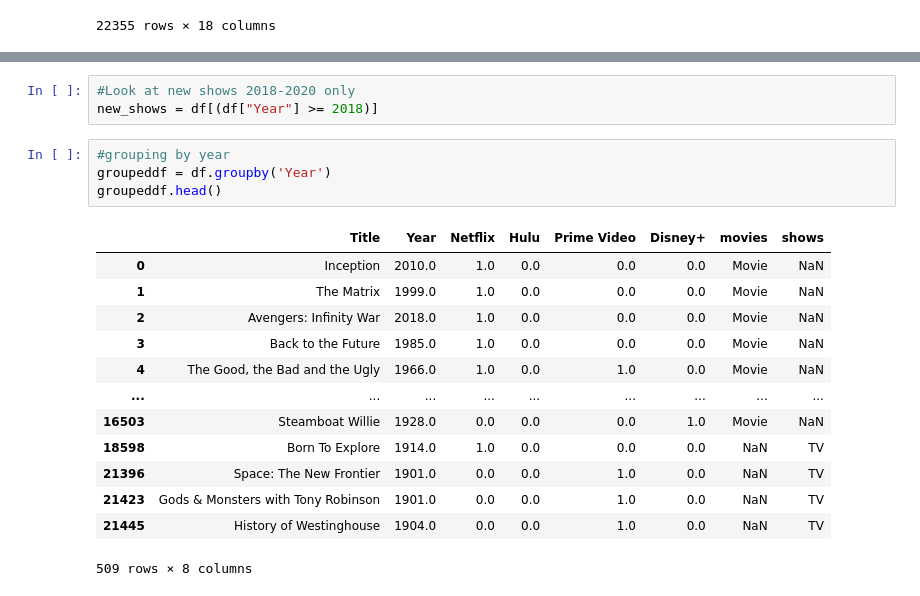
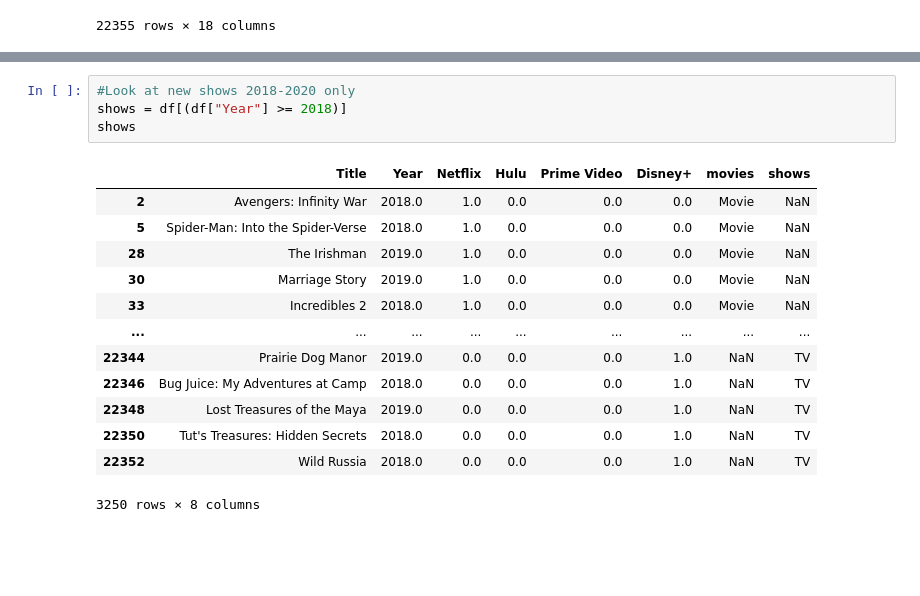
Before and after one commit to jtslater2/old_fashioned, a Jupyter notebook: Scripts/New Shows.ipynb, the cells around one changed output, grey strips where cells are left out. Saved outputs shown, nothing was run; the diff lists cells and outputs as text; blank space fills up the shorter version.

```diff
--- a/Scripts/New Shows.ipynb
+++ b/Scripts/New Shows.ipynb
@@ -57,21 +53,18 @@ df
 # %%
 #Look at new shows 2018-2020 only
-new_shows = df[(df["Year"] >= 2018)]
+shows = df[(df["Year"] >= 2018)]
+shows
+# %% [output]
+|  | Title | Year | Netflix | Hulu | Prime Video | Disney+ | movies | shows |
+| 2 | Avengers: Infinity War | 2018.0 | 1.0 | 0.0 | 0.0 | 0.0 | Movie | NaN |
+| 5 | Spider-Man: Into the Spider-Verse | 2018.0 | 1.0 | 0.0 | 0.0 | 0.0 | Movie | NaN |
+| 28 | The Irishman | 2019.0 | 1.0 | 0.0 | 0.0 | 0.0 | Movie | NaN |
+| 30 | Marriage Story | 2019.0 | 1.0 | 0.0 | 0.0 | 0.0 | Movie | NaN |
+| 33 | Incredibles 2 | 2018.0 | 1.0 | 0.0 | 0.0 | 0.0 | Movie | NaN |
+| ... | ... | ... | ... | ... | ... | ... | ... | ... |
+| 22344 | Prairie Dog Manor | 2019.0 | 0.0 | 0.0 | 0.0 | 1.0 | NaN | TV |
+| 22346 | Bug Juice: My Adventures at Camp | 2018.0 | 0.0 | 0.0 | 0.0 | 1.0 | NaN | TV |
+| 22348 | Lost Treasures of the Maya | 2019.0 | 0.0 | 0.0 | 0.0 | 1.0 | NaN | TV |
+| 22350 | Tut's Treasures: Hidden Secrets | 2018.0 | 0.0 | 0.0 | 0.0 | 1.0 | NaN | TV |
+| 22352 | Wild Russia | 2018.0 | 0.0 | 0.0 | 0.0 | 1.0 | NaN | TV |
+3250 rows × 8 columns
-# %%
-#grouping by year
-groupeddf = df.groupby('Year')
-groupeddf.head()
-# %% [output]
-|  | Title | Year | Netflix | Hulu | Prime Video | Disney+ | movies | shows |
-| 0 | Inception | 2010.0 | 1.0 | 0.0 | 0.0 | 0.0 | Movie | NaN |
-| 1 | The Matrix | 1999.0 | 1.0 | 0.0 | 0.0 | 0.0 | Movie | NaN |
-| 2 | Avengers: Infinity War | 2018.0 | 1.0 | 0.0 | 0.0 | 0.0 | Movie | NaN |
-| 3 | Back to the Future | 1985.0 | 1.0 | 0.0 | 0.0 | 0.0 | Movie | NaN |
-| 4 | The Good, the Bad and the Ugly | 1966.0 | 1.0 | 0.0 | 1.0 | 0.0 | Movie | NaN |
-| ... | ... | ... | ... | ... | ... | ... | ... | ... |
-| 16503 | Steamboat Willie | 1928.0 | 0.0 | 0.0 | 0.0 | 1.0 | Movie | NaN |
-| 18598 | Born To Explore | 1914.0 | 1.0 | 0.0 | 0.0 | 0.0 | NaN | TV |
-| 21396 | Space: The New Frontier | 1901.0 | 0.0 | 0.0 | 1.0 | 0.0 | NaN | TV |
-| 21423 | Gods & Monsters with Tony Robinson | 1901.0 | 0.0 | 0.0 | 1.0 | 0.0 | NaN | TV |
-| 21445 | History of Westinghouse | 1904.0 | 0.0 | 0.0 | 1.0 | 0.0 | NaN | TV |
-509 rows × 8 columns
```
Also changed, not shown: parts of 6 cells of this notebook.
